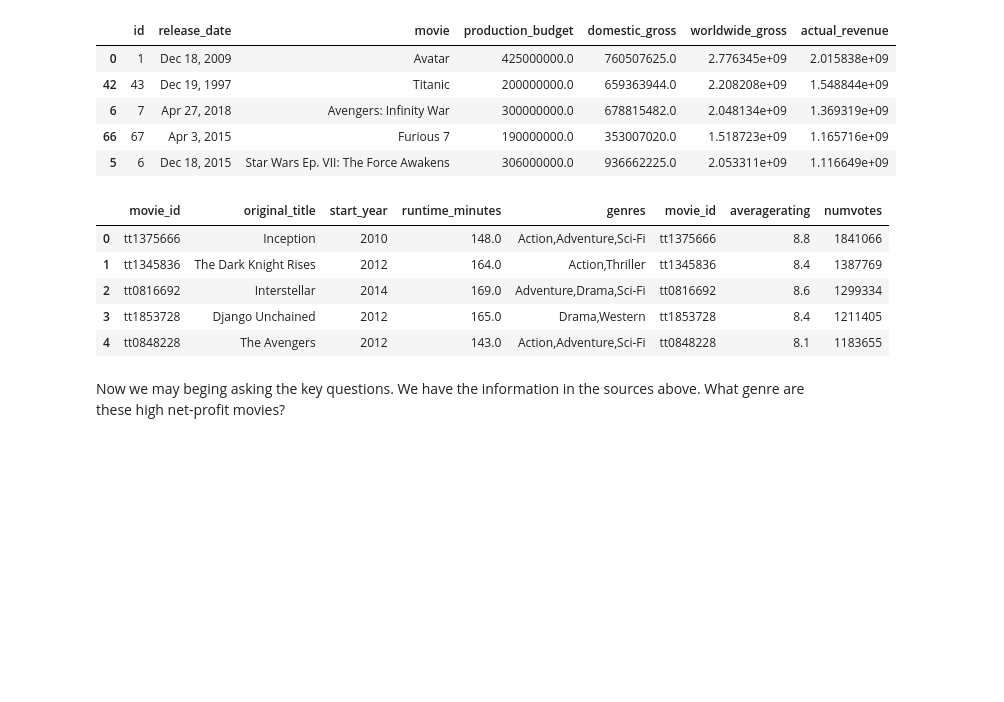
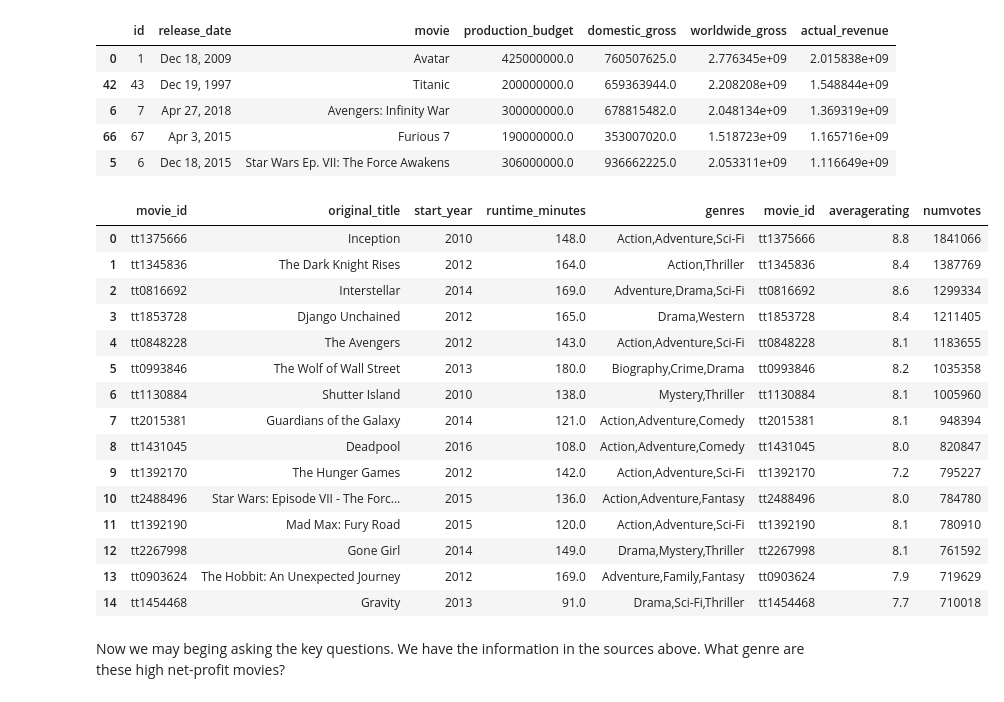
Before and after one commit to rafvrab/Microsoft_Film_Proposal, a Jupyter notebook: Notebook.ipynb, the cells around one changed output. Drawn from its saved outputs; the diff is of its cells as text; code cells hidden in the pictures; blank space fills up the shorter version.

```diff
--- a/Notebook.ipynb
+++ b/Notebook.ipynb
@@ -589,14 +595,24 @@ df_5.head()
 | 66 | 67 | Apr 3, 2015 | Furious 7 | 190000000.0 | 353007020.0 | 1.518723e+09 | 1.165716e+09 |
 | 5 | 6 | Dec 18, 2015 | Star Wars Ep. VII: The Force Awakens | 306000000.0 | 936662225.0 | 2.053311e+09 | 1.116649e+09 |
 # %%
-df.head()
+df.head(15)
 # %% [output]
 |  | movie_id | original_title | start_year | runtime_minutes | genres | movie_id | averagerating | numvotes |
 | 0 | tt1375666 | Inception | 2010 | 148.0 | Action,Adventure,Sci-Fi | tt1375666 | 8.8 | 1841066 |
 | 1 | tt1345836 | The Dark Knight Rises | 2012 | 164.0 | Action,Thriller | tt1345836 | 8.4 | 1387769 |
 | 2 | tt0816692 | Interstellar | 2014 | 169.0 | Adventure,Drama,Sci-Fi | tt0816692 | 8.6 | 1299334 |
 | 3 | tt1853728 | Django Unchained | 2012 | 165.0 | Drama,Western | tt1853728 | 8.4 | 1211405 |
 | 4 | tt0848228 | The Avengers | 2012 | 143.0 | Action,Adventure,Sci-Fi | tt0848228 | 8.1 | 1183655 |
+| 5 | tt0993846 | The Wolf of Wall Street | 2013 | 180.0 | Biography,Crime,Drama | tt0993846 | 8.2 | 1035358 |
+| 6 | tt1130884 | Shutter Island | 2010 | 138.0 | Mystery,Thriller | tt1130884 | 8.1 | 1005960 |
+| 7 | tt2015381 | Guardians of the Galaxy | 2014 | 121.0 | Action,Adventure,Comedy | tt2015381 | 8.1 | 948394 |
+| 8 | tt1431045 | Deadpool | 2016 | 108.0 | Action,Adventure,Comedy | tt1431045 | 8.0 | 820847 |
+| 9 | tt1392170 | The Hunger Games | 2012 | 142.0 | Action,Adventure,Sci-Fi | tt1392170 | 7.2 | 795227 |
+| 10 | tt2488496 | Star Wars: Episode VII - The Forc... | 2015 | 136.0 | Action,Adventure,Fantasy | tt2488496 | 8.0 | 784780 |
+| 11 | tt1392190 | Mad Max: Fury Road | 2015 | 120.0 | Action,Adventure,Sci-Fi | tt1392190 | 8.1 | 780910 |
+| 12 | tt2267998 | Gone Girl | 2014 | 149.0 | Drama,Mystery,Thriller | tt2267998 | 8.1 | 761592 |
+| 13 | tt0903624 | The Hobbit: An Unexpected Journey | 2012 | 169.0 | Adventure,Family,Fantasy | tt0903624 | 7.9 | 719629 |
+| 14 | tt1454468 | Gravity | 2013 | 91.0 | Drama,Sci-Fi,Thriller | tt1454468 | 7.7 | 710018 |
 # %% [markdown]
 Now we may beging asking the key questions.  We have the information in the sources above.  What genre are these high net-profit movies?
 # %%
```
Also changed, not shown: parts of 5 cells of this notebook.
